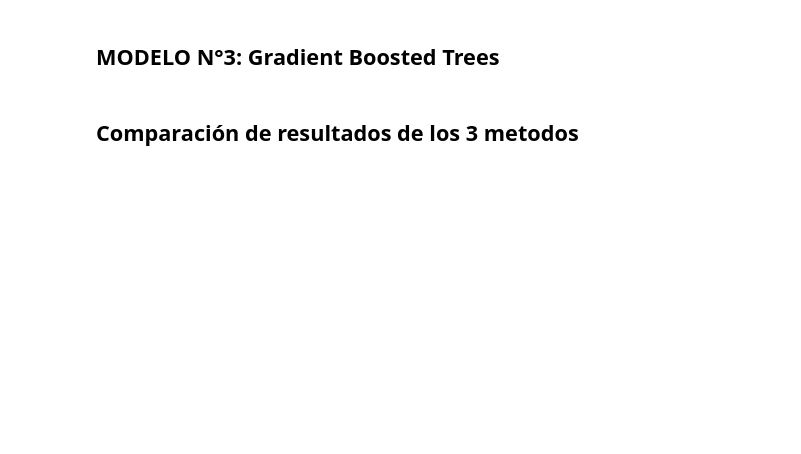
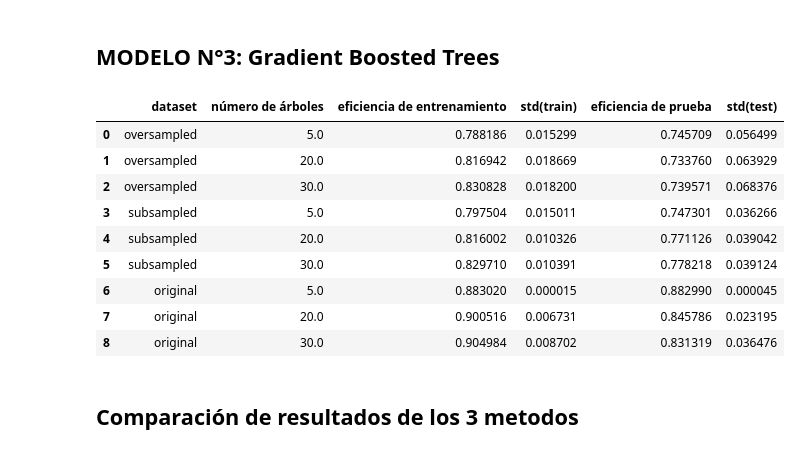
Before and after one commit to JohanSH7/Proyecto_BankMarketing, a Jupyter notebook: ENTREGA_N°2.ipynb, the cells around one changed output. Saved outputs shown, nothing was run; the diff lists cells and outputs as text; code cells hidden in the pictures; blank space fills up the shorter version.

```diff
--- a/ENTREGA_N°2.ipynb
+++ b/ENTREGA_N°2.ipynb
@@ -560,3 +659,49 @@ display(results_table_gradient_boosted_tree)
+# %%
+
+# Define los datos para cada par
+pairs = [
+    (X_oversampled, y_oversampled, 'oversampled'),
+    (X_subsampled, y_subsampled, 'subsampled'),
+    (x_original, y_original, 'original')
+]
+
+# Define el número de árboles
+
+
+# Itera sobre cada par y aplica la función experimentar_gbt
+resultados_por_par = {}
+
+# Itera sobre cada par y aplica la función experimentar_gbt
+rows_data = []
+for X, Y, nombre in pairs:
+    resultados_por_par[nombre] = experimentar_gbt(arboles, X, Y)
+    rows_data.append(resultados_por_par[nombre])
+# Muestra los resultados
+# Concatenate the DataFrames in rows_data
+results_table_gradient_boosted_tree = pd.concat(rows_data, keys=['oversampled', 'subsampled', 'original'])
+
+# Reset index to have a clean index for the final DataFrame
+results_table_gradient_boosted_tree.reset_index(inplace=True)
+
+# Rename the 'level_0' column to 'dataset' to indicate the dataset type
+results_table_gradient_boosted_tree.rename(columns={'level_0': 'dataset'}, inplace=True)
+
+# Drop the 'level_1' column as it's not necessary
+results_table_gradient_boosted_tree.drop(columns='level_1', inplace=True)
+
+# Display the table
+display(results_table_gradient_boosted_tree)
+# %% [output]
+|  | dataset | número de árboles | eficiencia de entrenamiento | std(train) | eficiencia de prueba | std(test) |
+| 0 | oversampled | 5.0 | 0.788186 | 0.015299 | 0.745709 | 0.056499 |
+| 1 | oversampled | 20.0 | 0.816942 | 0.018669 | 0.733760 | 0.063929 |
+| 2 | oversampled | 30.0 | 0.830828 | 0.018200 | 0.739571 | 0.068376 |
+| 3 | subsampled | 5.0 | 0.797504 | 0.015011 | 0.747301 | 0.036266 |
+| 4 | subsampled | 20.0 | 0.816002 | 0.010326 | 0.771126 | 0.039042 |
+| 5 | subsampled | 30.0 | 0.829710 | 0.010391 | 0.778218 | 0.039124 |
+| 6 | original | 5.0 | 0.883020 | 0.000015 | 0.882990 | 0.000045 |
+| 7 | original | 20.0 | 0.900516 | 0.006731 | 0.845786 | 0.023195 |
+| 8 | original | 30.0 | 0.904984 | 0.008702 | 0.831319 | 0.036476 |
 # %% [markdown]
 ## **Comparación de resultados de los 3 metodos**
 # %%
```
Also changed, not shown: parts of 20 cells of this notebook.
